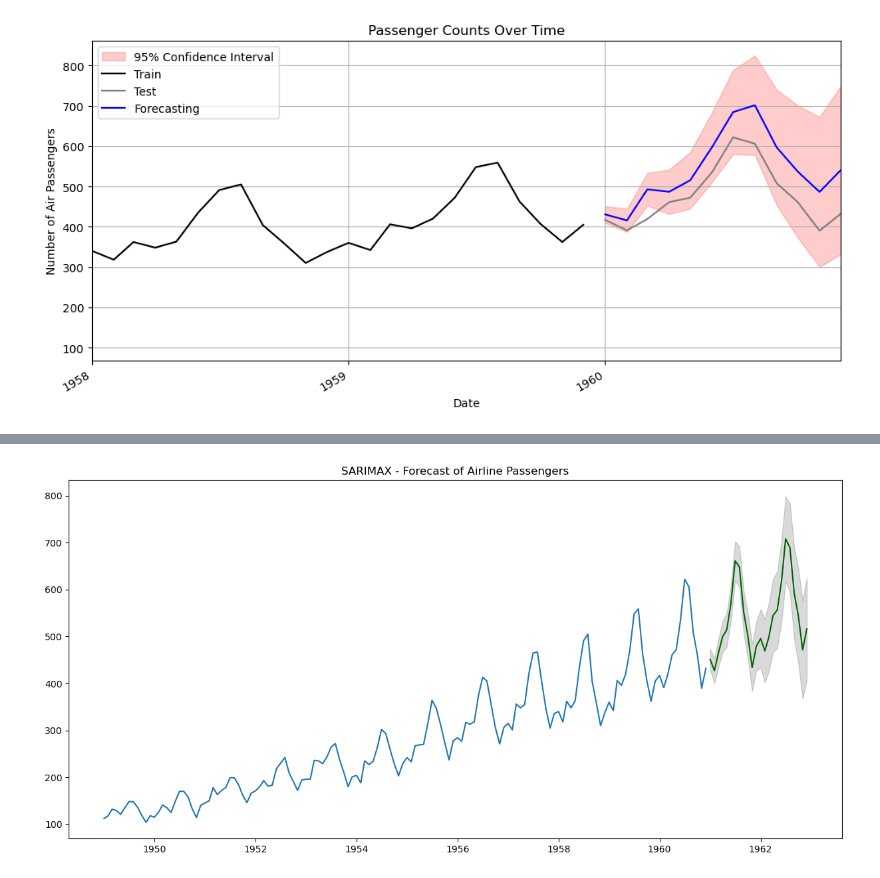
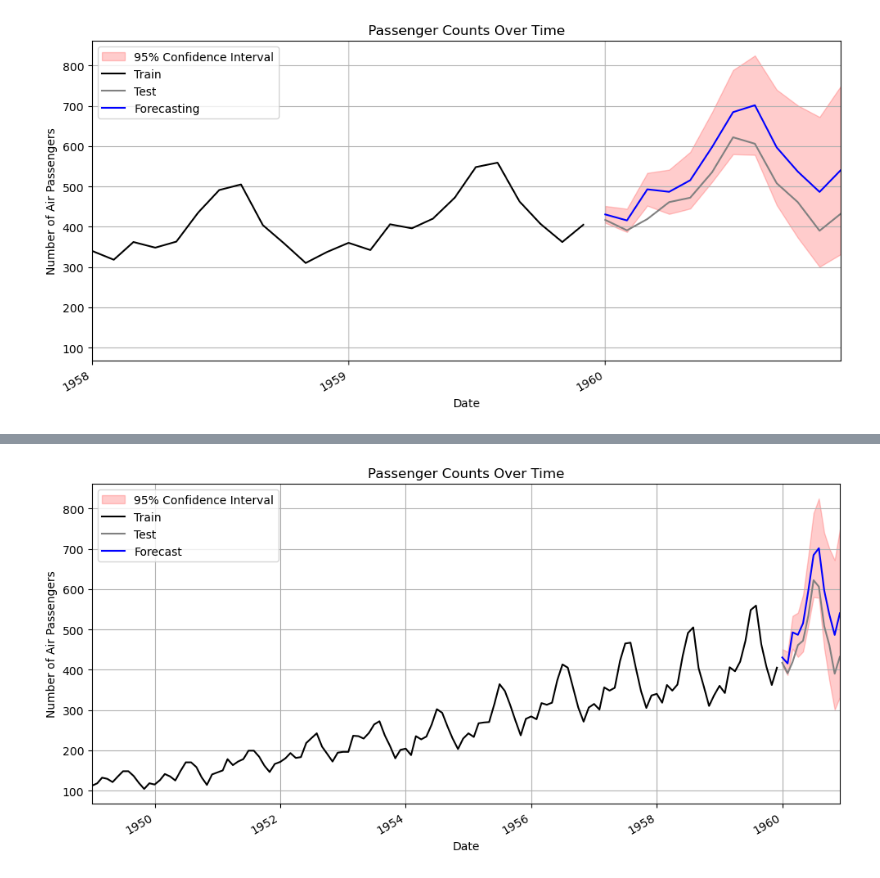
Before and after one commit to LeonardoSMSoares/Economics-Finance-2, a Jupyter notebook: Case Collection/CCMTS 02 - SARIMAX - Airline Company.ipynb, the cells around one changed output, grey strips where cells are left out. Saved outputs shown, nothing was run; the diff lists cells and outputs as text; code cells hidden in the pictures.

```diff
--- a/Case Collection/CCMTS 02 - SARIMAX - Airline Company.ipynb
+++ b/Case Collection/CCMTS 02 - SARIMAX - Airline Company.ipynb
@@ -692,4 +661,31 @@ def sarimax_forecast(SARIMAX_model, periods=24):
-# %%
-sarimax_forecast(SARIMAX_model, periods=24)
-# %% [output]
-[figure, removed]
+# %%
+# Create figure and axis
+fig, ax = plt.subplots(figsize=(10, 5))                               # Create figure and axis
+
+# Plot 95% confidence interval
+ax.fill_between(test.index,
+                conf_int_M.iloc[:, 0],                                # Lower bound
+                conf_int_M.iloc[:, 1],                                # Upper bound
+                color='red', alpha=0.2, label='95% Confidence Interval')
+
+# Plot series
+ax.plot(train.index, train['Passengers'], label='Train', color='black')
+ax.plot(test.index, test['Passengers'], label='Test', color='gray')
+ax.plot(test.index, test['ForecastM'], label='Forecast', color='blue')
+
+# Set axis labels and title
+ax.set_xlabel('Date')
+ax.set_ylabel('Number of Air Passengers')
+ax.set_title('Passenger Counts Over Time')
+
+# Set X-axis limit
+ax.set_xlim(pd.to_datetime('1949-01-01'), pd.to_datetime('1960-12-01'))
+
+# Improve formatting
+ax.grid(True)
+fig.autofmt_xdate()            # Auto format x-axis dates
+ax.legend()                    # Add legend
+plt.tight_layout()             # Adjust layout
+plt.show()                   # Display plot
+# %% [output]
+[figure, added]
```
Also changed, not shown: parts of 12 cells of this notebook, 2 other files.
